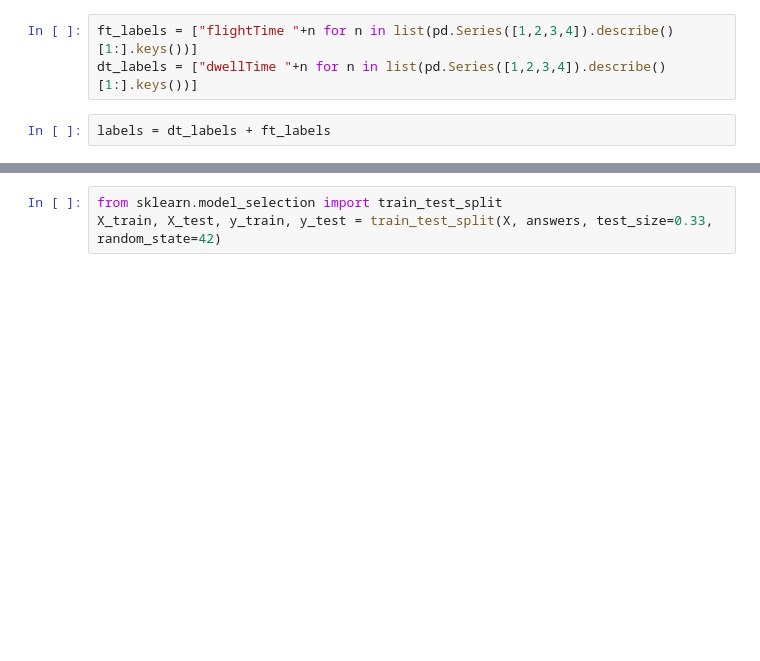
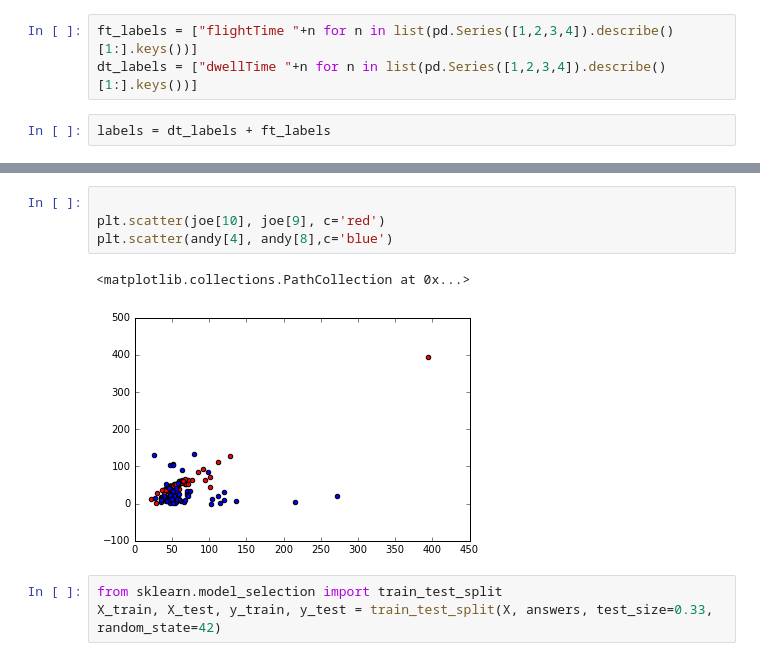
Before and after one commit to gw-cs-sd/sd-2017-covert-ops, a Jupyter notebook: joe/SD_33%_Demo.ipynb, the cells around one changed output, grey strips where cells are left out. Saved outputs shown, nothing was run; the diff lists cells and outputs as text; blank space fills up the shorter version.

```diff
--- a/joe/SD_33%_Demo.ipynb
+++ b/joe/SD_33%_Demo.ipynb
@@ -230,3 +232,10 @@ plt.scatter(andy[feature1], andy[feature2],c='blue')
+# %%
+
+plt.scatter(joe[10], joe[9], c='red')
+plt.scatter(andy[4], andy[8],c='blue')
+# %% [output]
+<matplotlib.collections.PathCollection at 0x...>
+[figure, added]
 # %%
 from sklearn.model_selection import train_test_split
 X_train, X_test, y_train, y_test = train_test_split(X, answers, test_size=0.33, random_state=42)
```
Also changed, not shown: parts of 6 cells of this notebook, 2 other files.
